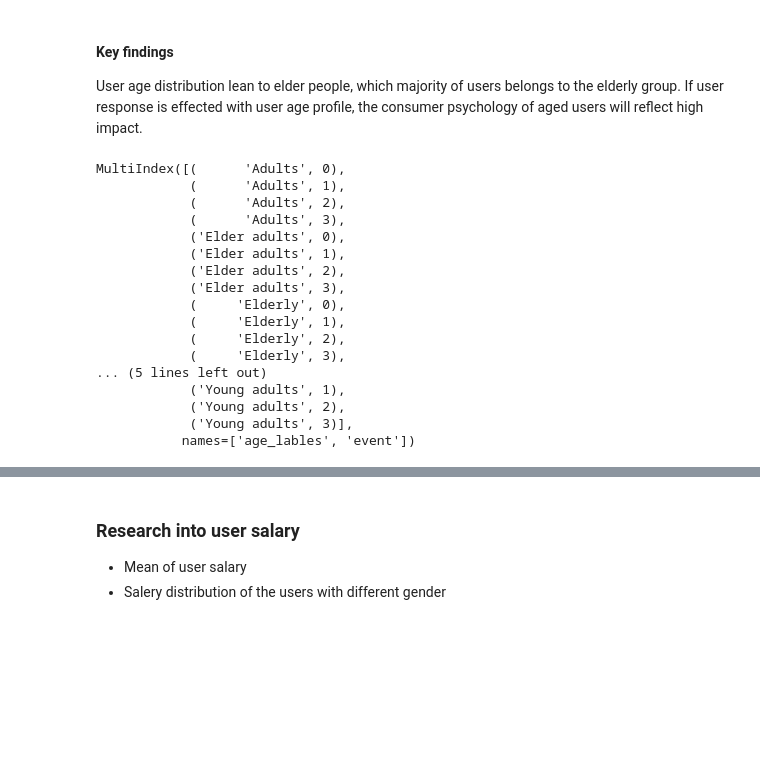
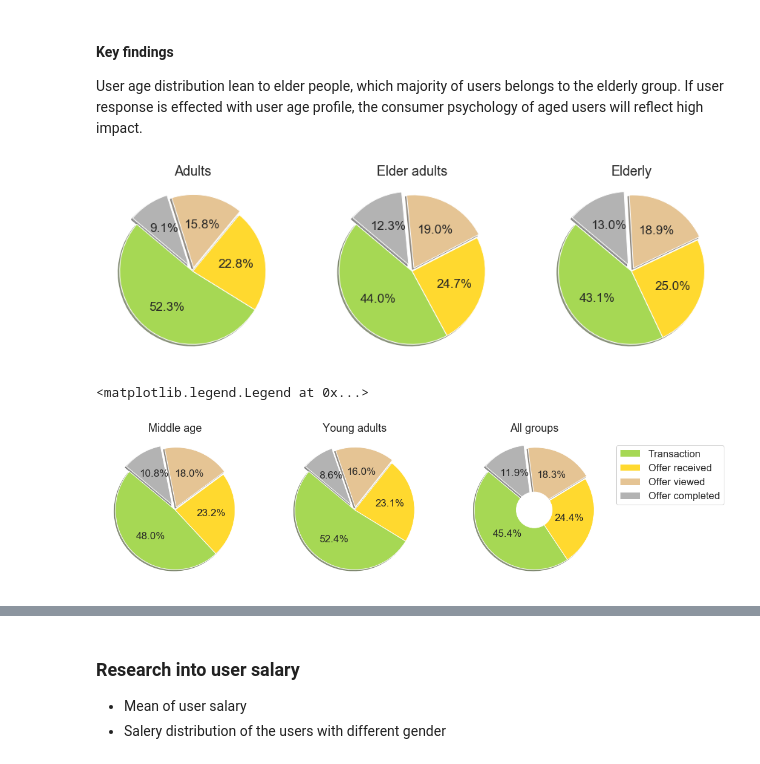
Before and after one commit to ZhuqingZhang0422/Starbucks-Capstone-Project, a Jupyter notebook: Starbucks_Capstone_notebook.ipynb, the cells around one changed output, grey strips where cells are left out. Cells and saved outputs as stored; diff of their text form; code cells hidden in the pictures; blank space fills up the shorter version.

```diff
--- a/Starbucks_Capstone_notebook.ipynb
+++ b/Starbucks_Capstone_notebook.ipynb
@@ -469,23 +469,55 @@ fig.gca().add_artist(centre_circle)
 #### Key findings
 User age distribution lean to elder people, which majority of users belongs to the elderly group. If user response is effected with user age profile, the consumer psychology of aged users will reflect high impact.
 # %%
-age_lab_list = study.groupby('age_lables').event.value_counts().index
-print(age_lab_list)
+age_lab_list = study.groupby('age_lables').event.value_counts()
+age_lab_label = study.groupby('age_lables').event.value_counts().index
-# %% [output]
-MultiIndex([(      'Adults', 0),
-            (      'Adults', 1),
-            (      'Adults', 2),
-            (      'Adults', 3),
-            ('Elder adults', 0),
-            ('Elder adults', 1),
-            ('Elder adults', 2),
-            ('Elder adults', 3),
-            (     'Elderly', 0),
-            (     'Elderly', 1),
-            (     'Elderly', 2),
-            (     'Elderly', 3),
-... (5 lines left out)
-            ('Young adults', 1),
-            ('Young adults', 2),
-            ('Young adults', 3)],
-           names=['age_lables', 'event'])
+# %%
+fig, ax = plt.subplots(figsize=(15, 6),
+                       nrows=1,
+                       ncols=3,
+                       sharex=False,
+                       sharey=False)
+
+current_palette = sns.color_palette("Set2")
+colors_gen = [current_palette[4], current_palette[5], current_palette[6],current_palette[7]]
+explode_gen = (0, 0, 0.05, 0.1)
+age_label_title = ['Adults','Elder adults','Elderly']
+for i in range(3):
+    plt.sca(ax[i])
+    labels_gen = ['Transaction','Offer received','Offer viewed','Offer completed']
+    sizes_0 = list(age_lab_list[4*i:4*i+4])
+    plt.pie(sizes_0,
+    autopct='%1.1f%%', shadow=True, startangle=140, explode=explode_gen,colors=colors_gen)
+    plt.title(age_label_title[i])
+    fig = plt.gcf()
+    plt.rcParams['font.size'] = 17
+# %% [output]
+[figure, added]
+# %%
+fig, ax = plt.subplots(figsize=(15, 6),
+                       nrows=1,
+                       ncols=3,
+                       sharex=False,
+                       sharey=False)
+age_label_title = ['Middle age','Young adults']
+for i in range(2):
+    plt.sca(ax[i])
+    labels_gen = ['Transaction','Offer received','Offer viewed','Offer completed']
+    sizes_0 = list(age_lab_list[4*i+12:4*i+16])
+    plt.pie(sizes_0,
+    autopct='%1.1f%%', shadow=True, startangle=140, explode=explode_gen,colors=colors_gen)
+    plt.title(age_label_title[i])
+    fig = plt.gcf()
+
+plt.sca(ax[2])
+sizes_1 = study.event.value_counts()
+centre_circle = plt.Circle((0,0),0.3,fc='white')
+plt.pie(sizes_1,
+autopct='%1.1f%%', shadow=True, startangle=140, explode=explode_gen,colors = colors_gen)
+fig = plt.gcf()
+fig.gca().add_artist(centre_circle)
+plt.title('All groups')
+plt.legend(labels_gen,loc="lower right", bbox_to_anchor=(1.8, 0.5))
+# %% [output]
+<matplotlib.legend.Legend at 0x...>
+[figure, added]
```
Also changed, not shown: parts of 3 cells of this notebook.
